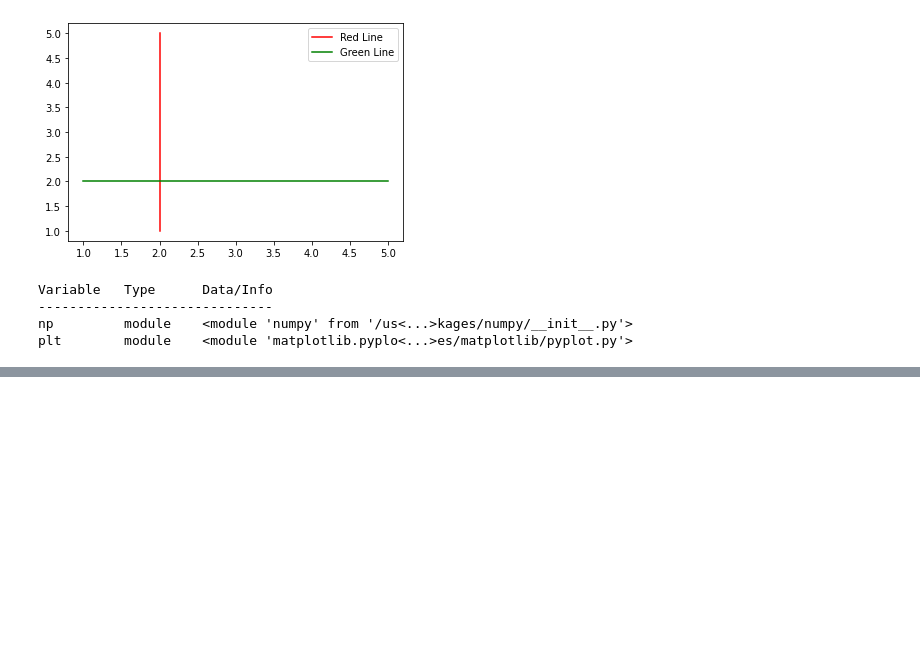
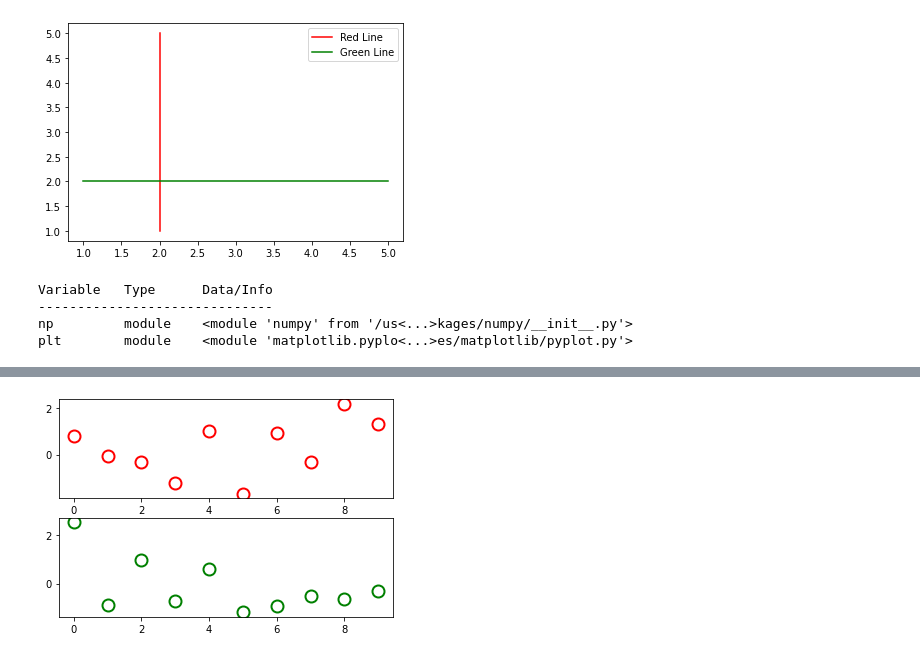
Before and after one commit to dabhimanyu/learn_to_code, a Jupyter notebook: 002_Mike_Python_lec_002.ipynb, the cells around one changed output, grey strips where cells are left out. Cells and saved outputs as stored; diff of their text form; code cells hidden in the pictures; blank space fills up the shorter version.

```diff
--- a/002_Mike_Python_lec_002.ipynb
+++ b/002_Mike_Python_lec_002.ipynb
@@ -360,0 +390,10 @@ x = np.linspace(0 , 3*np.pi , 123)
+# %%
+plt.subplot(2 , 1 , 1) ;
+plt.plot(np.random.randn(10) , 'or' , linewidth = 2 , markersize = 12 , markerfacecolor = 'w' , markeredgewidth = 2)
+
+plt.subplot(2 , 1 , 2) ;
+plt.plot(np.random.randn(10) , 'og' , linewidth = 2 , markersize = 12 , markerfacecolor = 'w' , markeredgewidth = 2)
+
+plt.show()
+# %% [output]
+[figure, added]
```
Also changed, not shown: parts of 8 cells of this notebook.
